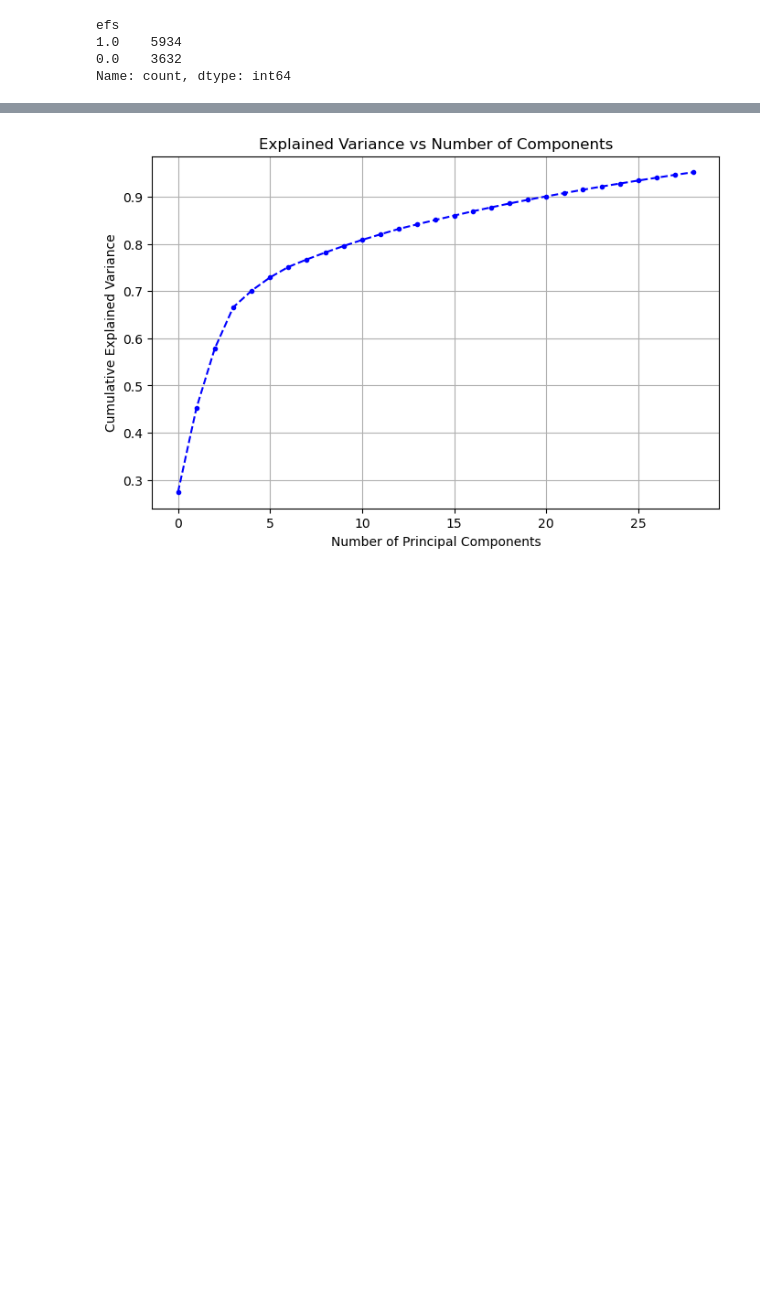
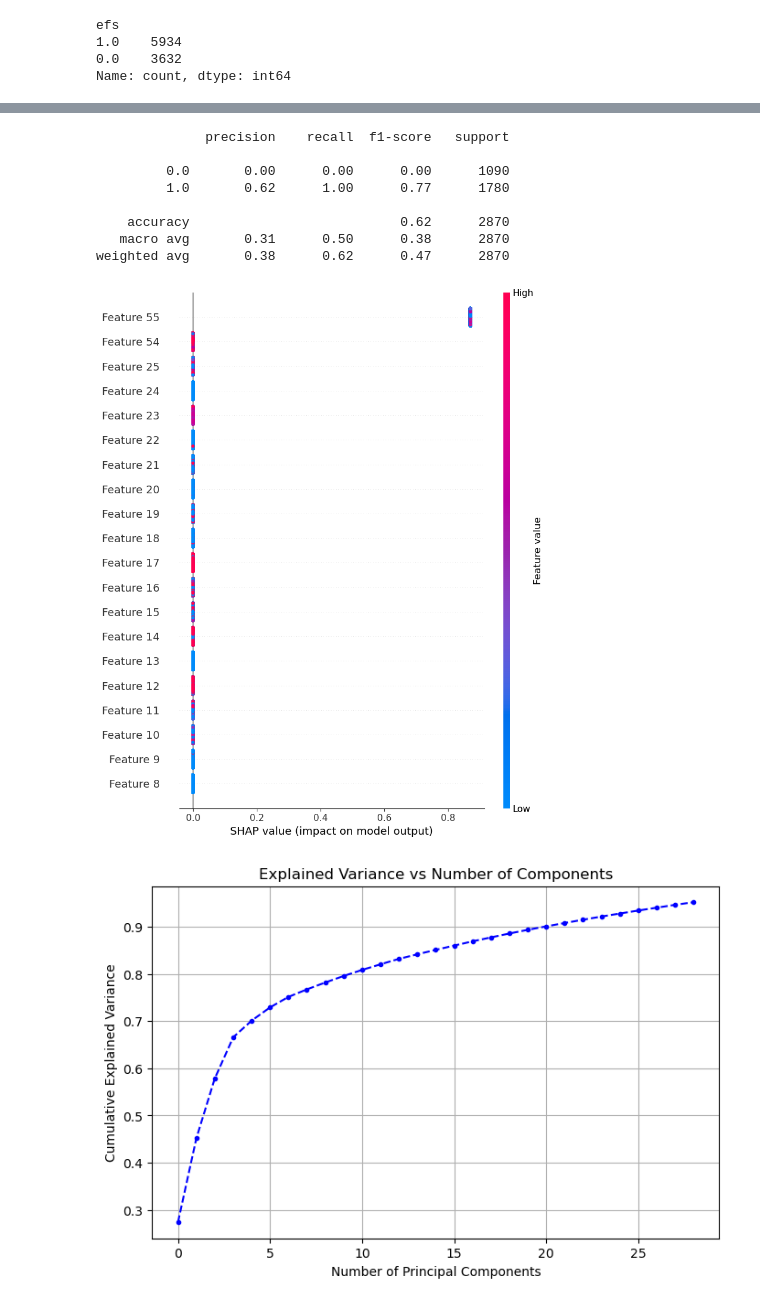
Before and after one commit to Sajan-12325/HSCT-Survival-Prediction, a Jupyter notebook: HCT.ipynb, the cells around one changed output, grey strips where cells are left out. Drawn from its saved outputs; the diff is of its cells as text; code cells hidden in the pictures; blank space fills up the shorter version.

Commit message:
Tried using shap before and after standardization of features

```diff
--- a/HCT.ipynb
+++ b/HCT.ipynb
@@ -705,3 +741,22 @@ shap.summary_plot(shap_values, X_test)
+# %%
+import shap
+print(classification_report(y_test, xgb_test_pred))
+
+
+explainer = shap.Explainer(xgb_class)
+shap_values = explainer.shap_values(X_test)
+
+shap.summary_plot(shap_values, X_test)
+# %% [output]
+              precision    recall  f1-score   support
+
+         0.0       0.00      0.00      0.00      1090
+         1.0       0.62      1.00      0.77      1780
+
+    accuracy                           0.62      2870
+   macro avg       0.31      0.50      0.38      2870
+weighted avg       0.38      0.62      0.47      2870
+[figure, added]
 # %%
 
 pca  = PCA(n_components=0.95)
```
Also changed, not shown: parts of 38 cells of this notebook.
